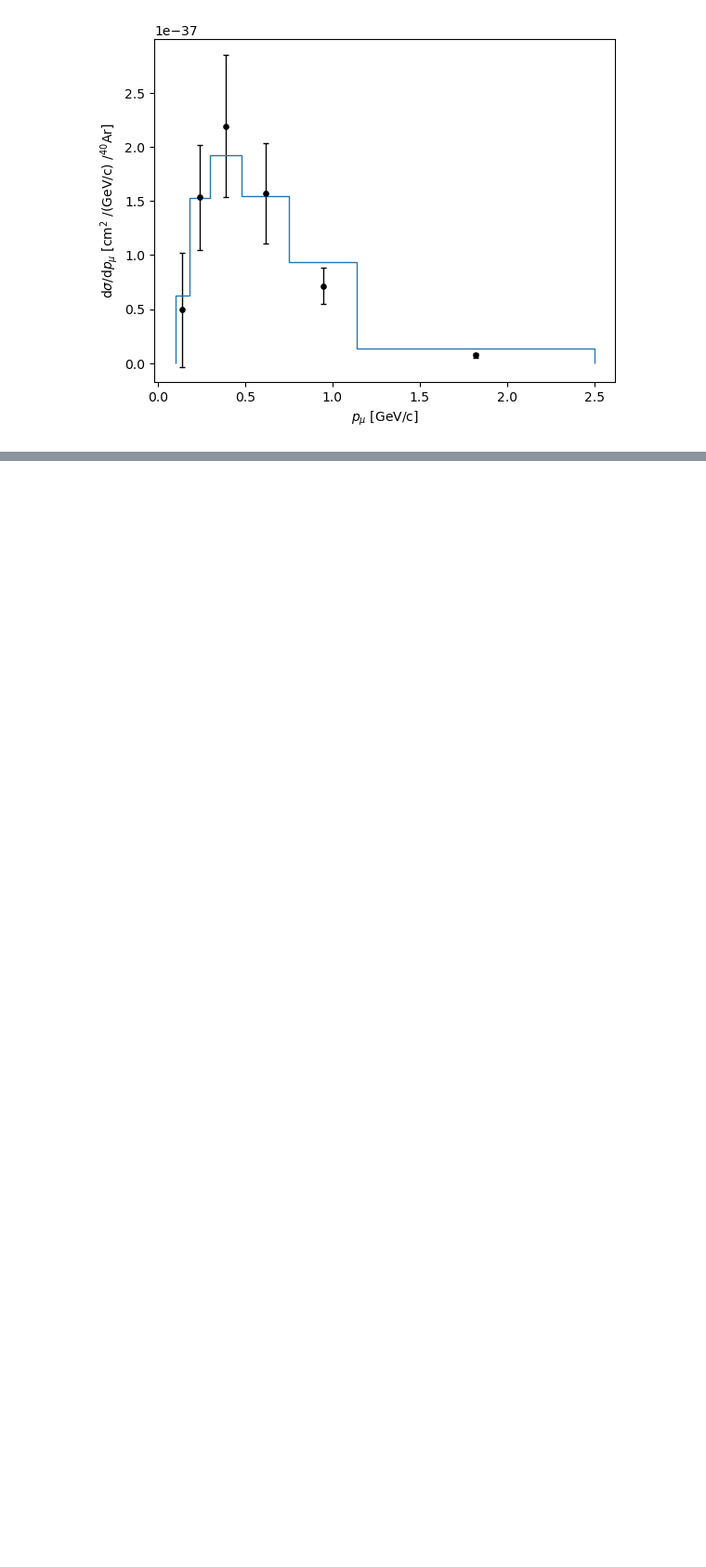
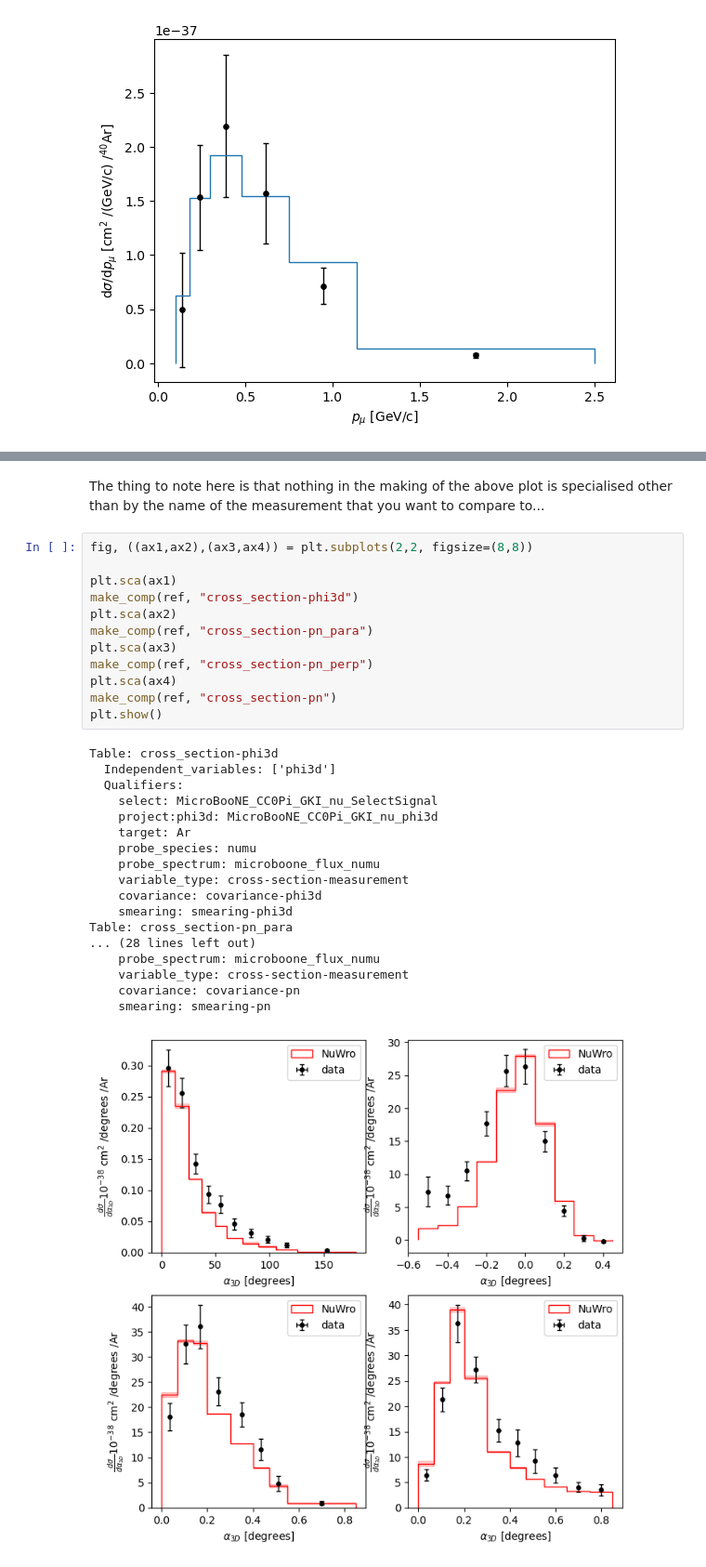
Before and after one commit to luketpickering/numc_dockerfiles, a Jupyter notebook: alma9/nuisance3_git_master/notebooks/PittPACCDemo.ipynb, the cells around one changed output, grey strips where cells are left out. Shown at 93% size. Drawn from its saved outputs; the diff is of its cells as text; blank space fills up the shorter version.

```diff
--- a/alma9/nuisance3_git_master/notebooks/PittPACCDemo.ipynb
+++ b/alma9/nuisance3_git_master/notebooks/PittPACCDemo.ipynb
@@ -465,0 +749,33 @@ nuis hepdata get-local-path hepdata-sandbox:1713917002/analysis.cxx
+# %% [markdown]
+The thing to note here is that nothing in the making of the above plot is specialised other than by the name of the measurement that you want to compare to...
+# %%
+fig, ((ax1,ax2),(ax3,ax4)) = plt.subplots(2,2, figsize=(8,8))
+
+plt.sca(ax1)
+make_comp(ref, "cross_section-phi3d")
+plt.sca(ax2)
+make_comp(ref, "cross_section-pn_para")
+plt.sca(ax3)
+make_comp(ref, "cross_section-pn_perp")
+plt.sca(ax4)
+make_comp(ref, "cross_section-pn")
+plt.show()
+# %% [output]
+Table: cross_section-phi3d
+  Independent_variables: ['phi3d']
+  Qualifiers:
+    select: MicroBooNE_CC0Pi_GKI_nu_SelectSignal
+    project:phi3d: MicroBooNE_CC0Pi_GKI_nu_phi3d
+    target: Ar
+    probe_species: numu
+    probe_spectrum: microboone_flux_numu
+    variable_type: cross-section-measurement
+    covariance: covariance-phi3d
+    smearing: smearing-phi3d
+Table: cross_section-pn_para
+... (28 lines left out)
+    probe_spectrum: microboone_flux_numu
+    variable_type: cross-section-measurement
+    covariance: covariance-pn
+    smearing: smearing-pn
+[figure, added]
```
Also changed, not shown: parts of 48 cells of this notebook.
